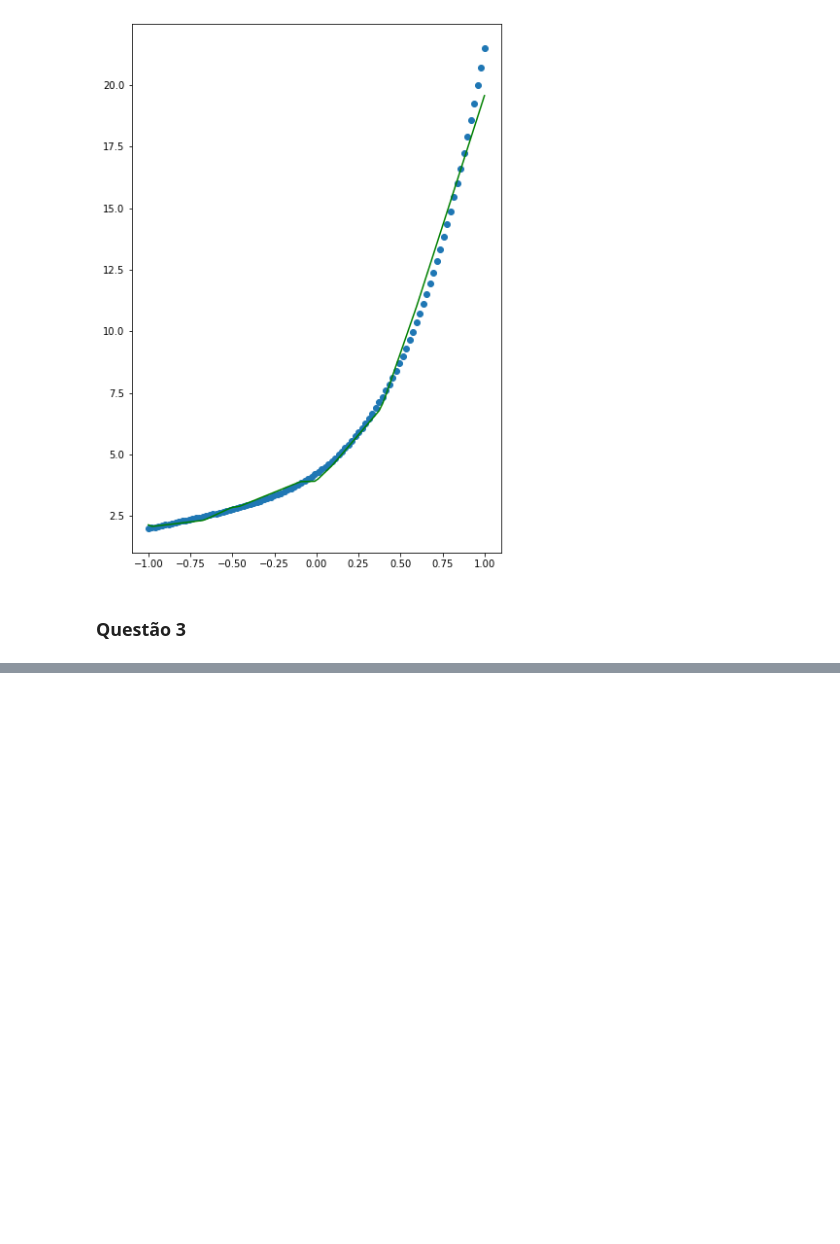
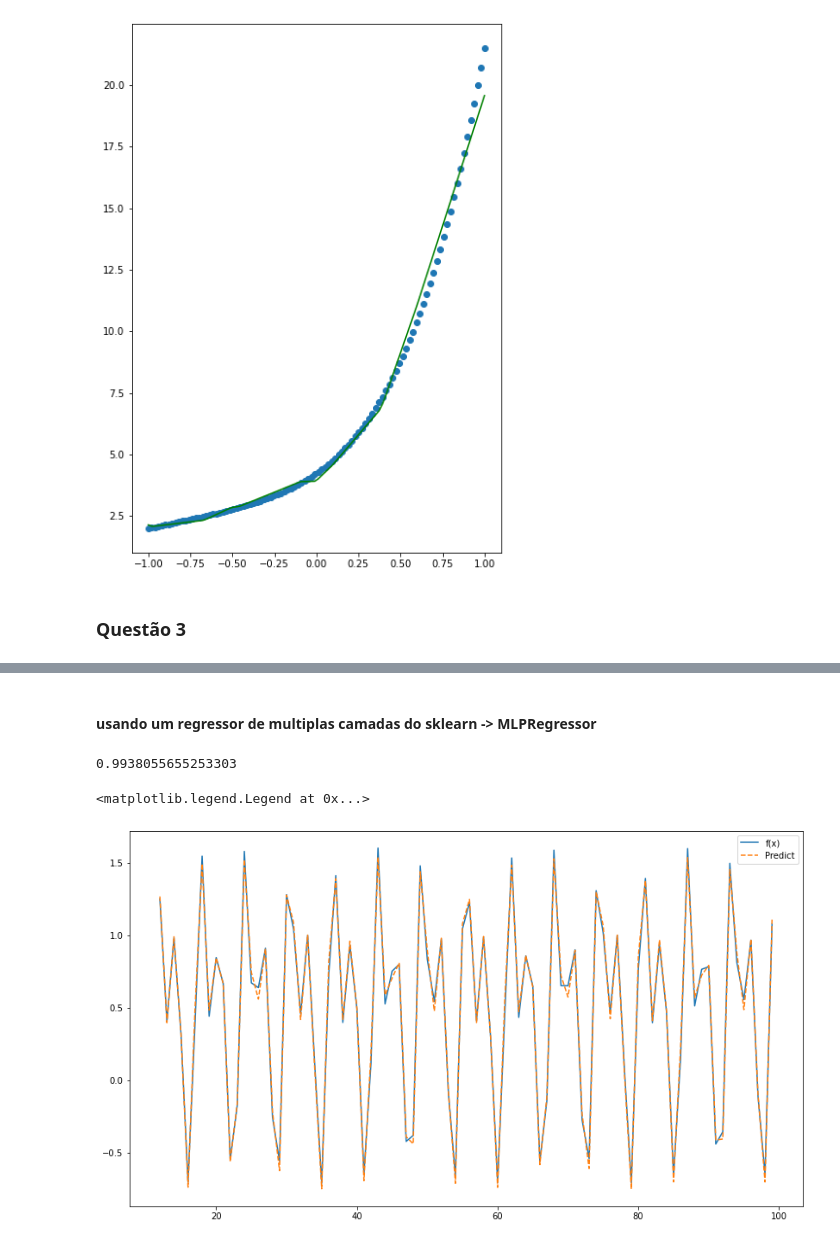
Before and after one commit to gregorylira/Deep-Learning, a Jupyter notebook: Atividade1/Main.ipynb, the cells around one changed output, grey strips where cells are left out. Drawn from its saved outputs; the diff is of its cells as text; code cells hidden in the pictures; blank space fills up the shorter version.

```diff
--- a/Atividade1/Main.ipynb
+++ b/Atividade1/Main.ipynb
@@ -556,0 +638,16 @@ array([ 0.43514965, -0.2175382 ])
+# %%
+def generate_Ts(data,tempo):
+    novo_data = pd.DataFrame()
+    novo_data['x'] = data # adicionando a primeira coluna
+    for i in range(1, tempo+1):
+        novo_data[f'x-{i}'] = data.shift(i) # coloca para cada nova cloluna x-n e adiciona pra esse cara os dados
+    novo_data = novo_data.iloc[tempo:] # adiciona a mais do tempo passado
+    return novo_data
+
+
+def f(x):
+    return np.sin(x)**2 + np.cos(x + np.cos(x))
+# %%
+time = 12
+novo_data = generate_Ts(data['f(x)'],time)
+novo_data
@@ -556,0 +668,25 @@ array([ 0.43514965, -0.2175382 ])
+# %%
+# pegando apenas 3 colunas para classificação do y
+X = novo_data[[f'x-{i}' for i in range(time,2,-1)]].values
+y = novo_data[['x-2','x-1','x']].values
+
+X_train, y_train = X[:int(len(X)/2)],y[:int(len(y)/2)]
+X_test, y_test = X[int(len(X)/2):], y[int(len(y)/2):]
+# %% [markdown]
+#### usando um regressor de multiplas camadas do sklearn -> MLPRegressor
+# %%
+regr = MLPRegressor(random_state=1, max_iter=500).fit(X_train, y_train)
+y_pred = regr.predict(X_test)
+regr.score(X_test, y_test)
+# %% [output]
+0.9938055655253303
+# %%
+figure = plt.figure(figsize=(14,8))
+axis = figure.add_subplot(111)
+
+axis.plot(x[12:],f(x[12:]), label='f(x)')
+axis.plot(x[12:], regr.predict(X)[:,2], '--',label='Predict' )
+axis.legend(loc='best')
+# %% [output]
+<matplotlib.legend.Legend at 0x...>
+[figure, added]
```
Also changed, not shown: parts of 26 cells of this notebook, 2 other files.
